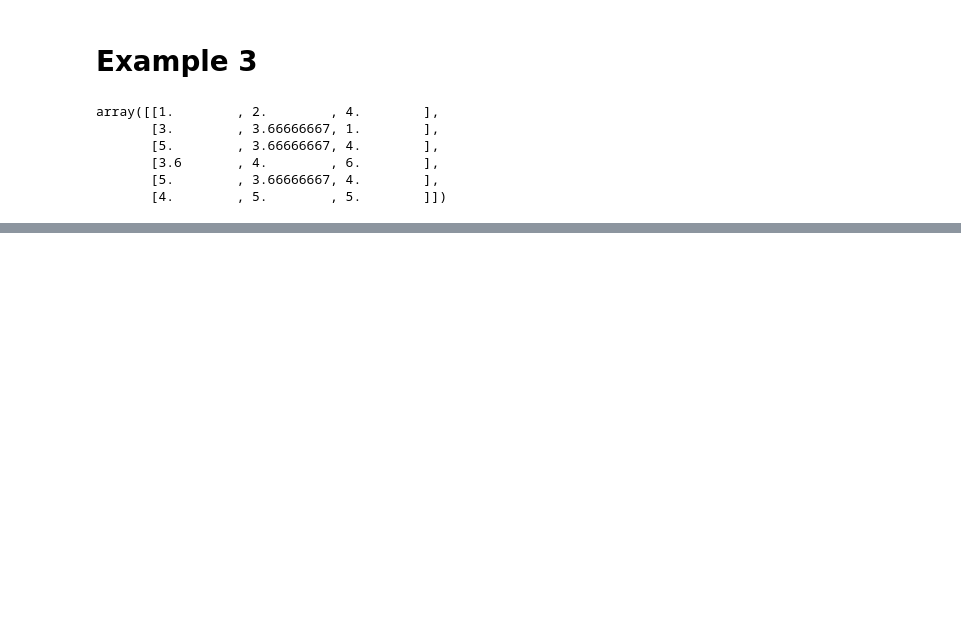
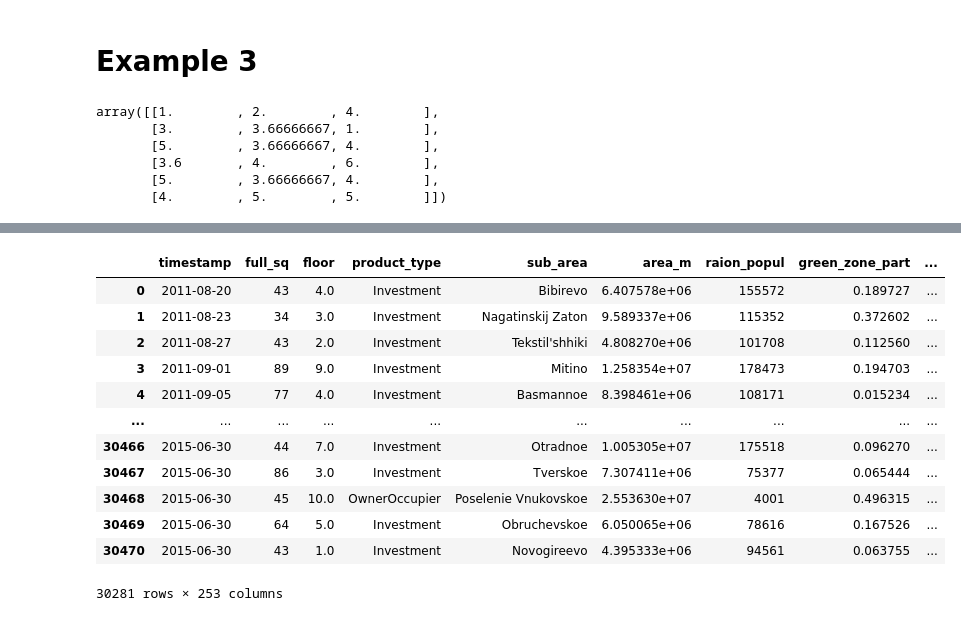
Before and after one commit to Megdadi/Cleaning_data, a Jupyter notebook: Cleaning data.ipynb, the cells around one changed output, grey strips where cells are left out. Saved outputs shown, nothing was run; the diff lists cells and outputs as text; code cells hidden in the pictures; blank space fills up the shorter version.

```diff
--- a/Cleaning data.ipynb
+++ b/Cleaning data.ipynb
@@ -253,0 +412,5 @@ array([[1.        , 2.        , 4.        ],
+# %%
+# This will keep only rows which have nan's less than 40 in the dataframe, and will remove all having nan's > 40.
+df=data
+df = df[df.isnull().sum(axis=1)<40]
+print(df.shape)
@@ -253,0 +442,17 @@ array([[1.        , 2.        , 4.        ],
+# %%
+df=df.drop(['id'], axis=1)
+df
+# %% [output]
+|  | timestamp | full_sq | floor | product_type | sub_area | area_m | raion_popul | green_zone_part | ... |
+| 0 | 2011-08-20 | 43 | 4.0 | Investment | Bibirevo | 6.407578e+06 | 155572 | 0.189727 | ... |
+| 1 | 2011-08-23 | 34 | 3.0 | Investment | Nagatinskij Zaton | 9.589337e+06 | 115352 | 0.372602 | ... |
+| 2 | 2011-08-27 | 43 | 2.0 | Investment | Tekstil'shhiki | 4.808270e+06 | 101708 | 0.112560 | ... |
+| 3 | 2011-09-01 | 89 | 9.0 | Investment | Mitino | 1.258354e+07 | 178473 | 0.194703 | ... |
+| 4 | 2011-09-05 | 77 | 4.0 | Investment | Basmannoe | 8.398461e+06 | 108171 | 0.015234 | ... |
+| ... | ... | ... | ... | ... | ... | ... | ... | ... | ... |
+| 30466 | 2015-06-30 | 44 | 7.0 | Investment | Otradnoe | 1.005305e+07 | 175518 | 0.096270 | ... |
+| 30467 | 2015-06-30 | 86 | 3.0 | Investment | Tverskoe | 7.307411e+06 | 75377 | 0.065444 | ... |
+| 30468 | 2015-06-30 | 45 | 10.0 | OwnerOccupier | Poselenie Vnukovskoe | 2.553630e+07 | 4001 | 0.496315 | ... |
+| 30469 | 2015-06-30 | 64 | 5.0 | Investment | Obruchevskoe | 6.050065e+06 | 78616 | 0.167526 | ... |
+| 30470 | 2015-06-30 | 43 | 1.0 | Investment | Novogireevo | 4.395333e+06 | 94561 | 0.063755 | ... |
+30281 rows × 253 columns
```
Also changed, not shown: parts of 28 cells of this notebook.
